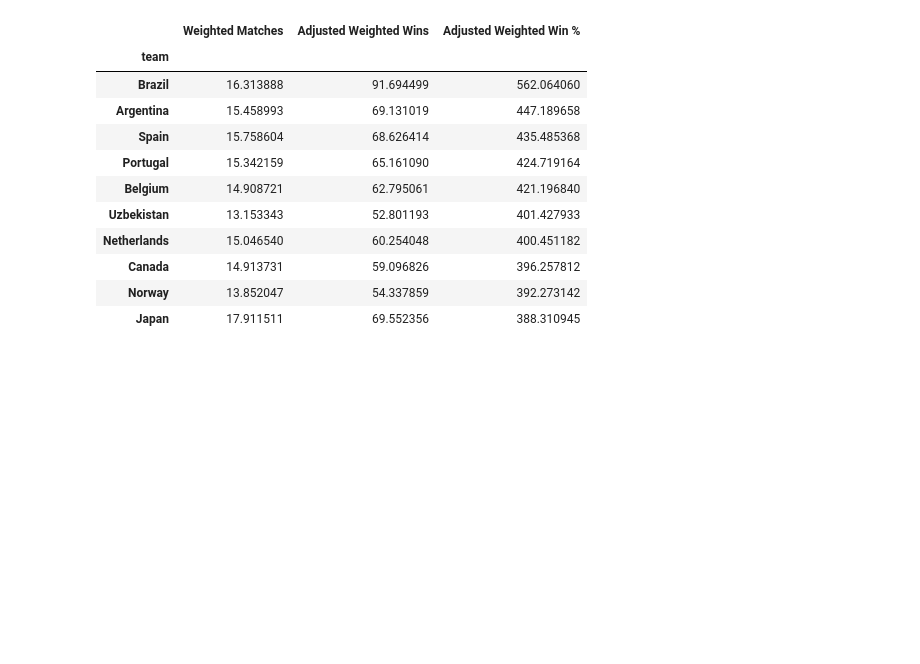
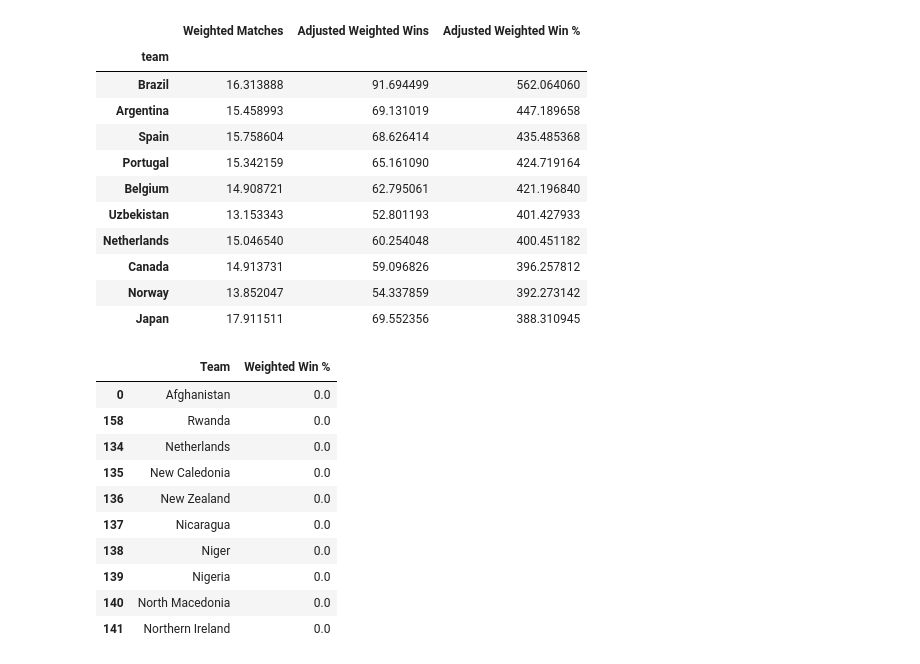
Before and after one commit to ZacharyHurt89/DataDivers_Group_Repo, a Jupyter notebook: mwr_workspace/start.ipynb, the cells around one changed output. Drawn from its saved outputs; the diff is of its cells as text; code cells hidden in the pictures; blank space fills up the shorter version.

```diff
--- a/mwr_workspace/start.ipynb
+++ b/mwr_workspace/start.ipynb
@@ -576,3 +576,65 @@ top10
 | Canada | 14.913731 | 59.096826 | 396.257812 |
 | Norway | 13.852047 | 54.337859 | 392.273142 |
 | Japan | 17.911511 | 69.552356 | 388.310945 |
+# %%
+# Set decay rate (tweak as needed)
+decay_rate = 3
+
+# Get latest year to calculate decay from
+latest_year = team_matches['year'].max()
+
+# Assign score differential
+team_matches['score_diff'] = team_matches['goals_for'] - team_matches['goals_against']
+
+# Assign base weight using decay
+team_matches['decay_weight'] = team_matches['year'].apply(
+    lambda y: max(0.01, 1 / (1 + decay_rate * (latest_year - y)))
+)
+
+# Adjust based on opponent strength: lower rank is better, so use inverse
+team_matches['rank_factor'] = 1 / team_matches['opponent_fifa_rank']
+
+# Normalize score diff so that blowouts count more, losses = 0
+team_matches['score_factor'] = team_matches['score_diff'].apply(lambda x: max(0, x))
+
+# Assign result column based on goals
+team_matches['result'] = team_matches.apply(
+    lambda row: 'Win' if row['goals_for'] > row['goals_against']
+    else ('Loss' if row['goals_for'] < row['goals_against'] else 'Draw'),
+    axis=1
+)
+
+# Final match score: reward wins, ignore losses
+team_matches['match_score'] = 0
+team_matches.loc[team_matches['result'] == 'Win', 'match_score'] = (
+    team_matches['decay_weight'] *
+    team_matches['rank_factor'] *
+    (1 + team_matches['score_factor'])  # add 1 so a close win still counts
+)
+
+# Aggregate by team
+team_scores = team_matches.groupby('team')['match_score'].sum()
+team_games = team_matches.groupby('team').size()
+
+# Score-weighted win percentage
+weighted_win_percentage = (team_scores / team_games) * 100
+
+# Clean up and sort
+weighted_win_df = weighted_win_percentage.reset_index()
+weighted_win_df.columns = ['Team', 'Weighted Win %']
+weighted_win_df = weighted_win_df.sort_values(by='Weighted Win %', ascending=False)
+
+# Display
+weighted_win_df.head(10)
+# %% [output]
+|  | Team | Weighted Win % |
+| 0 | Afghanistan | 0.0 |
+| 158 | Rwanda | 0.0 |
+| 134 | Netherlands | 0.0 |
+| 135 | New Caledonia | 0.0 |
+| 136 | New Zealand | 0.0 |
+| 137 | Nicaragua | 0.0 |
+| 138 | Niger | 0.0 |
+| 139 | Nigeria | 0.0 |
+| 140 | North Macedonia | 0.0 |
+| 141 | Northern Ireland | 0.0 |
```
